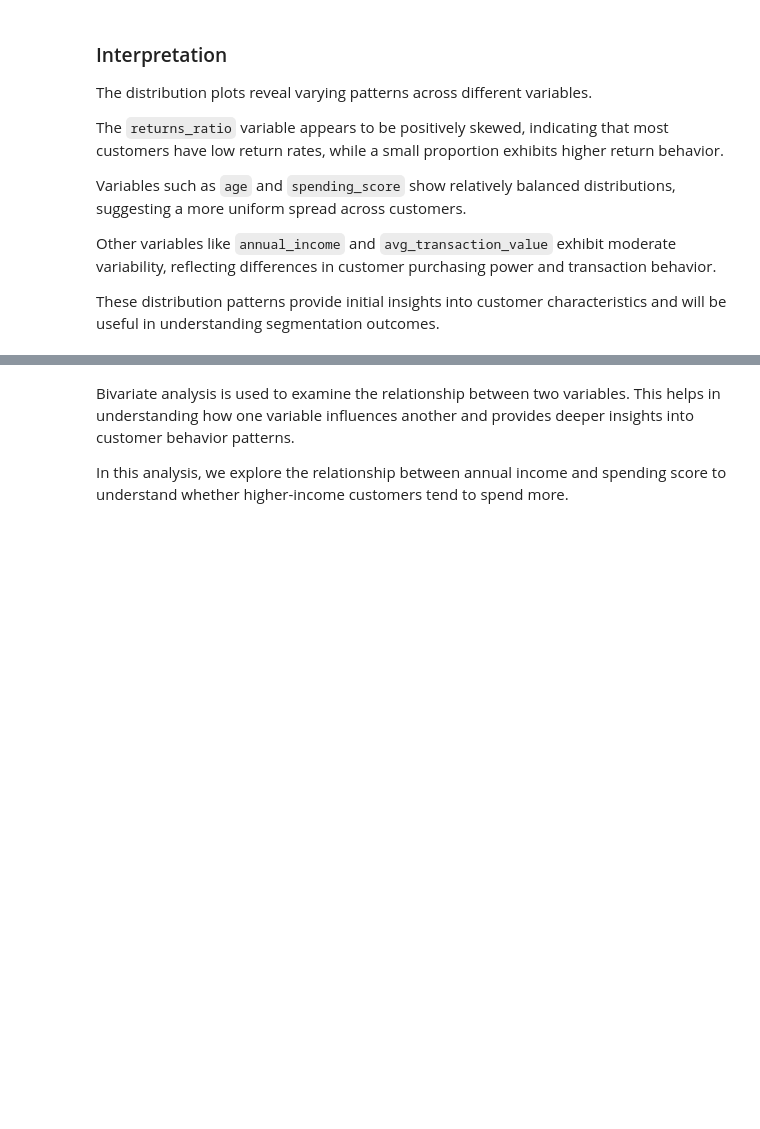
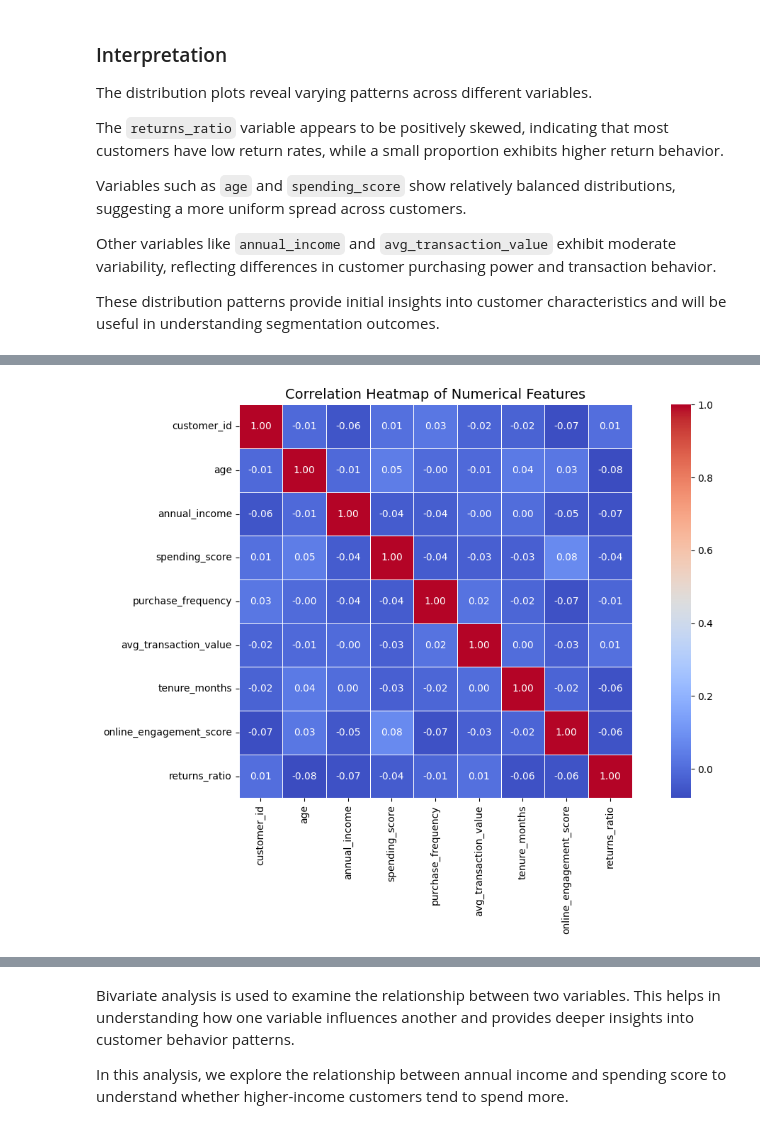
Before and after one commit to plabonroy910-glitch/customer-behavior-revenue-intelligence, a Jupyter notebook: notebooks/Customer Behavior & Revenue Intelligence Analysis.ipynb, the cells around one changed output, grey strips where cells are left out. Drawn from its saved outputs; the diff is of its cells as text; code cells hidden in the pictures; blank space fills up the shorter version.

Commit message:
Updated clustering logic and improved visualization

```diff
--- a/notebooks/Customer Behavior & Revenue Intelligence Analysis.ipynb
+++ b/notebooks/Customer Behavior & Revenue Intelligence Analysis.ipynb
@@ -299,0 +289,16 @@ These distribution patterns provide initial insights into customer characteristi
+# %%
+plt.figure(figsize=(12, 8))
+sns.heatmap(
+    df.corr(numeric_only=True),
+    annot=True,
+    fmt=".2f",
+    cmap="coolwarm",
+    linewidths=0.5,
+    square=True
+)
+plt.title("Correlation Heatmap of Numerical Features", fontsize=14)
+plt.tight_layout()
+plt.savefig("../outputs/charts/correlation_heatmap.png")
+plt.show()
+# %% [output]
+[figure, added]
```
Also changed, not shown: parts of 66 cells of this notebook, 11 other files.
